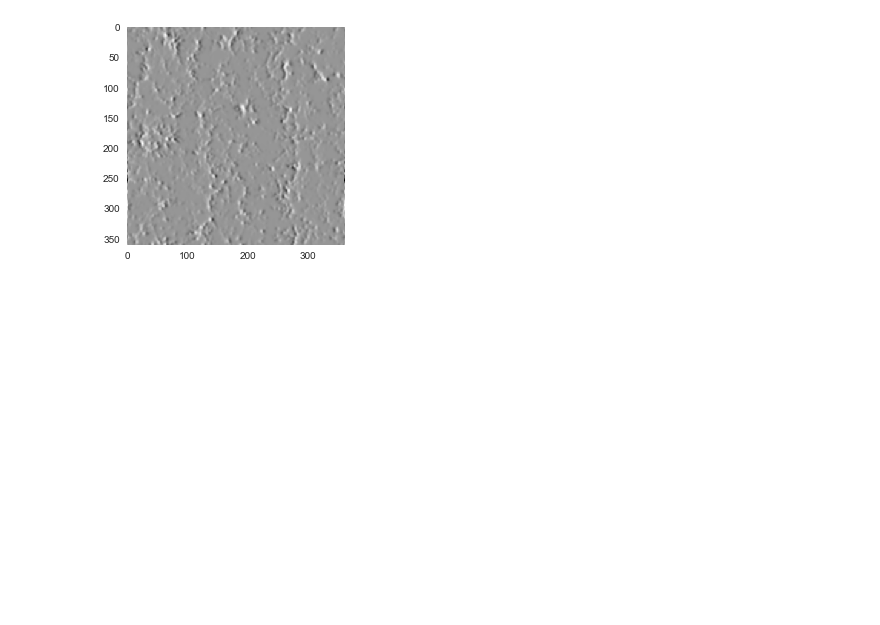
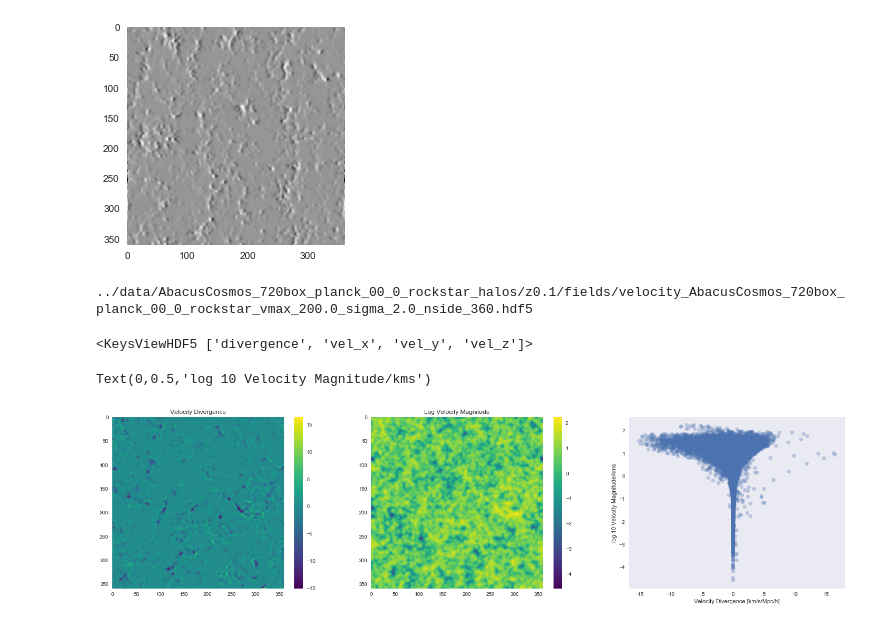
Before and after one commit to forero/abacus, a Jupyter notebook: nb/test.ipynb, the cells around one changed output. Drawn from its saved outputs; the diff is of its cells as text; code cells hidden in the pictures; blank space fills up the shorter version.

```diff
--- a/nb/test.ipynb
+++ b/nb/test.ipynb
@@ -94,4 +102,53 @@ plt.imshow(vel_z_grid_smooth_dz[10,:,:])
 plt.grid(False)
 # %% [output]
 [figure]
+# %%
+output_path = os.path.join(path, "fields")
+output_name = "AbacusCosmos_720box_planck_00_0_rockstar"
+output_filename = os.path.join(output_path, "velocity_{}_vmax_{}_sigma_{:.1f}_nside_{}.hdf5".format(output_name, vmax_cut, sigma_smooth, N_side))
+print(output_filename)
+h5f = h5py.File(output_filename, 'w')
+h5f.create_dataset('vel_x', data=vel_x_grid_smooth)
+h5f.create_dataset('vel_y', data=vel_y_grid_smooth)
+h5f.create_dataset('vel_z', data=vel_z_grid_smooth)
+h5f.create_dataset('divergence', data=divergence)
+h5f.close()
+# %% [output]
+../data/AbacusCosmos_720box_planck_00_0_rockstar_halos/z0.1/fields/velocity_AbacusCosmos_720box_planck_00_0_rockstar_vmax_200.0_sigma_2.0_nside_360.hdf5
+# %%
+f = h5py.File(output_filename, 'r')
+print(f.keys())
+divergence = f['divergence'][:,:,:]
+vel_x = f['vel_x'][:,:,:]
+vel_y = f['vel_y'][:,:,:]
+vel_z = f['vel_z'][:,:,:]
+f.close()
+# %% [output]
+<KeysViewHDF5 ['divergence', 'vel_x', 'vel_y', 'vel_z']>
+# %%
+plt.figure(figsize=(25,6))
+slice_id=300
+
+plt.subplot(1,3,1)
+plt.imshow(divergence[slice_id,:,:], cmap='viridis')
+plt.grid(False)
+plt.colorbar()
+plt.title('Velocity Divergence')
+
+
+plt.subplot(1,3,2)
+norm_vel = np.sqrt(vel_x**2 + vel_y**2 + vel_z**2)
+plt.imshow(np.log10(norm_vel[slice_id,:,:]), cmap='viridis')
+plt.grid(False)
+plt.colorbar()
+plt.title('Log Velocity Magnitude')
+
+plt.subplot(1,3,3)
+plt.scatter(divergence[slice_id,:,:].flatten(), np.log10(norm_vel[slice_id,:,:].flatten()), alpha=0.3)
+plt.grid(False)
+plt.xlabel('Velocity Divergence [km/s/Mpc/h]')
+plt.ylabel('log 10 Velocity Magnitude/kms')
+# %% [output]
+Text(0,0.5,'log 10 Velocity Magnitude/kms')
+[figure, added]
 # %%
```
Also changed, not shown: parts of 4 cells of this notebook.
